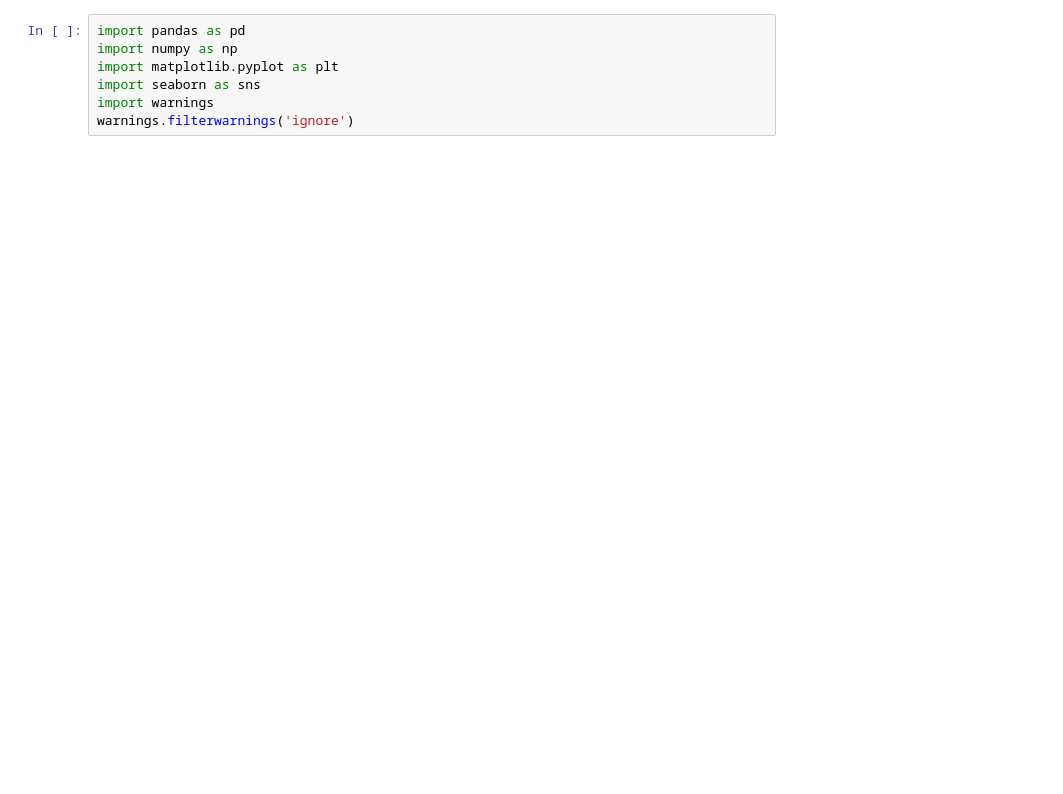
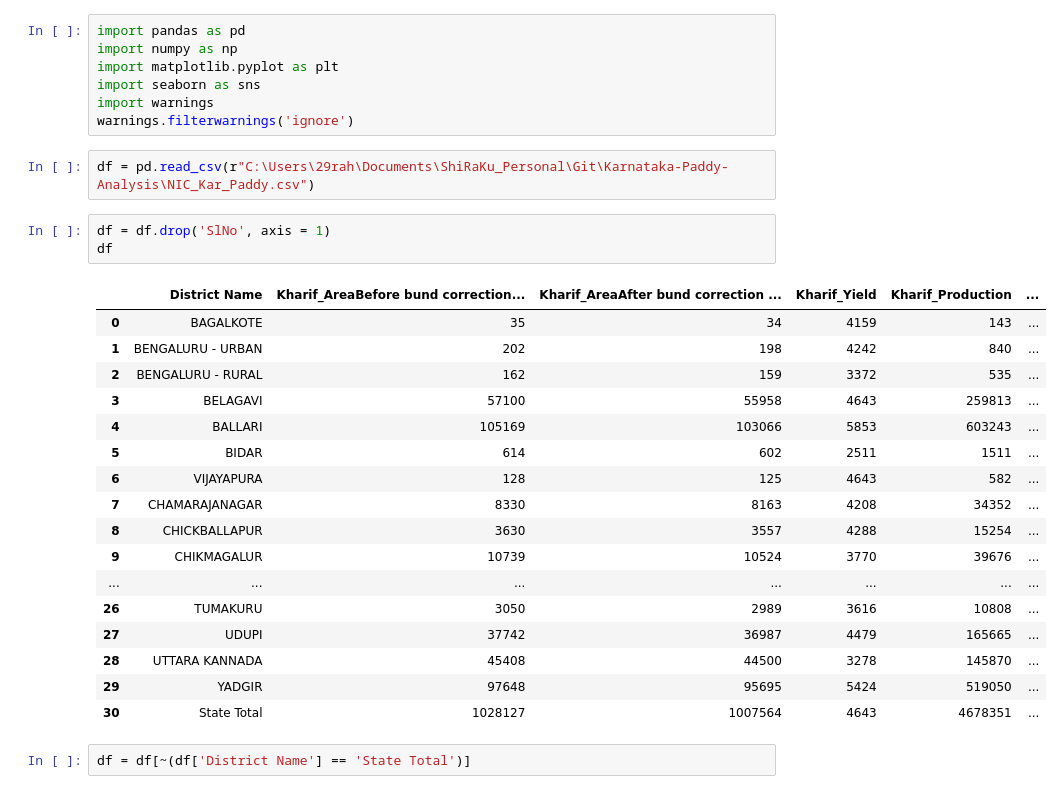
Before and after one commit to Data-Jockey/Karnataka-Paddy-Analysis, a Jupyter notebook: Karnataka-Paddy-Analysis.ipynb, the cells around one changed output. Drawn from its saved outputs; the diff is of its cells as text; blank space fills up the shorter version.

```diff
--- a/Karnataka-Paddy-Analysis.ipynb
+++ b/Karnataka-Paddy-Analysis.ipynb
@@ -5,3 +5,28 @@ import matplotlib.pyplot as plt
 import seaborn as sns
 import warnings
 warnings.filterwarnings('ignore')
+# %%
+df = pd.read_csv(r"C:\Users\29rah\Documents\ShiRaKu_Personal\Git\Karnataka-Paddy-Analysis\NIC_Kar_Paddy.csv")
+# %%
+df = df.drop('SlNo', axis = 1)
+df
+# %% [output]
+|  | District Name | Kharif_AreaBefore bund correction... | Kharif_AreaAfter bund correction ... | Kharif_Yield | Kharif_Production | ... |
+| 0 | BAGALKOTE | 35 | 34 | 4159 | 143 | ... |
+| 1 | BENGALURU - URBAN | 202 | 198 | 4242 | 840 | ... |
+| 2 | BENGALURU - RURAL | 162 | 159 | 3372 | 535 | ... |
+| 3 | BELAGAVI | 57100 | 55958 | 4643 | 259813 | ... |
+| 4 | BALLARI | 105169 | 103066 | 5853 | 603243 | ... |
+| 5 | BIDAR | 614 | 602 | 2511 | 1511 | ... |
+| 6 | VIJAYAPURA | 128 | 125 | 4643 | 582 | ... |
+| 7 | CHAMARAJANAGAR | 8330 | 8163 | 4208 | 34352 | ... |
+| 8 | CHICKBALLAPUR | 3630 | 3557 | 4288 | 15254 | ... |
+| 9 | CHIKMAGALUR | 10739 | 10524 | 3770 | 39676 | ... |
+| ... | ... | ... | ... | ... | ... | ... |
+| 26 | TUMAKURU | 3050 | 2989 | 3616 | 10808 | ... |
+| 27 | UDUPI | 37742 | 36987 | 4479 | 165665 | ... |
+| 28 | UTTARA KANNADA | 45408 | 44500 | 3278 | 145870 | ... |
+| 29 | YADGIR | 97648 | 95695 | 5424 | 519050 | ... |
+| 30 | State Total | 1028127 | 1007564 | 4643 | 4678351 | ... |
+# %%
+df = df[~(df['District Name'] == 'State Total')]
```
Also changed, not shown: parts of 3 cells of this notebook.
